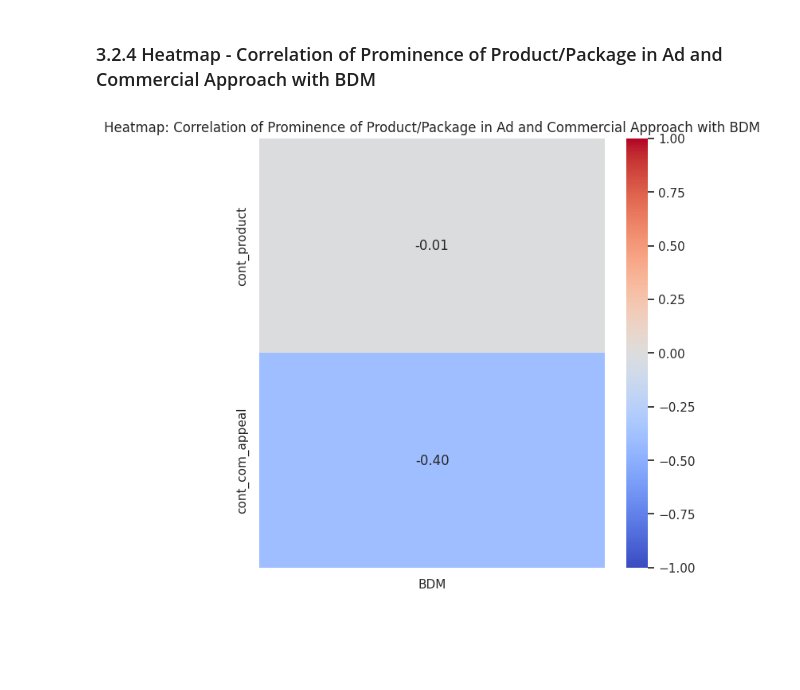
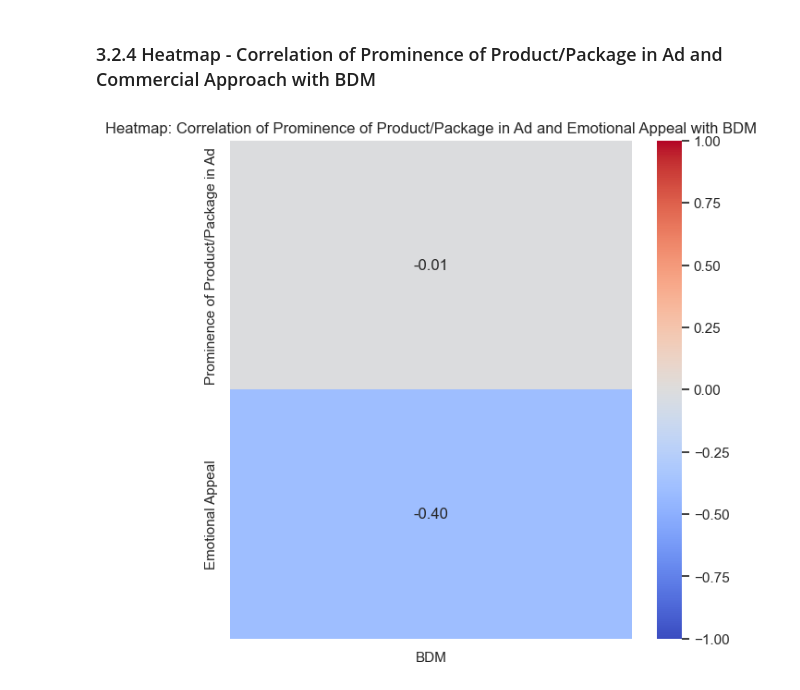
Before and after one commit to NilsLeo/Commercial-Brand-Differentiating-Message-Analysis, a Jupyter notebook: app/2 - Data Understanding.ipynb, the cells around one changed output. Saved outputs shown, nothing was run; the diff lists cells and outputs as text; code cells hidden in the pictures; blank space fills up the shorter version.

```diff
--- a/app/2 - Data Understanding.ipynb
+++ b/app/2 - Data Understanding.ipynb
@@ -463,28 +482,35 @@ plot_bar_with_percentage(
 # %% [markdown]
 ### 3.2.4 Heatmap - Correlation of Prominence of Product/Package in Ad and Commercial Approach with BDM
 # %%
+
 import pandas as pd
 import seaborn as sns
+
 import matplotlib.pyplot as plt
-
 
 # Columns to be used
 selected_columns = ['cont_product', 'cont_com_appeal', 'BDM']
 
 # Data type conversion
 for column in selected_columns:
     correlation[column] = pd.to_numeric(correlation[column], errors='coerce')
 
+# Rename columns for better readability
+correlation = correlation.rename(columns={
+    'cont_product': 'Prominence of Product/Package in Ad',
+    'cont_com_appeal': 'Emotional Appeal',
+})
+
 # Calculate the correlation matrix
-correlation_matrix = correlation[selected_columns].corr()
+correlation_matrix = correlation[['Prominence of Product/Package in Ad', 'Emotional Appeal', 'BDM']].corr()
 
 # Extract the correlation of the target variable with other variables
 target_correlation = correlation_matrix[['BDM']].drop('BDM')
 
 # Draw the heatmap
 plt.figure(figsize=(7, 7))
 sns.heatmap(target_correlation, annot=True, cmap="coolwarm", fmt=".2f", annot_kws={"size": 12}, vmin=-1, vmax=1)
-plt.title("Heatmap: Correlation of Prominence of Product/Package in Ad and Commercial Approach with BDM")
+plt.title("Heatmap: Correlation of Prominence of Product/Package in Ad and Emotional Appeal with BDM")
 plt.show()
 # %% [output]
-[figure, old version]
+[figure, new version]
```
Also changed, not shown: parts of 4 cells of this notebook.
